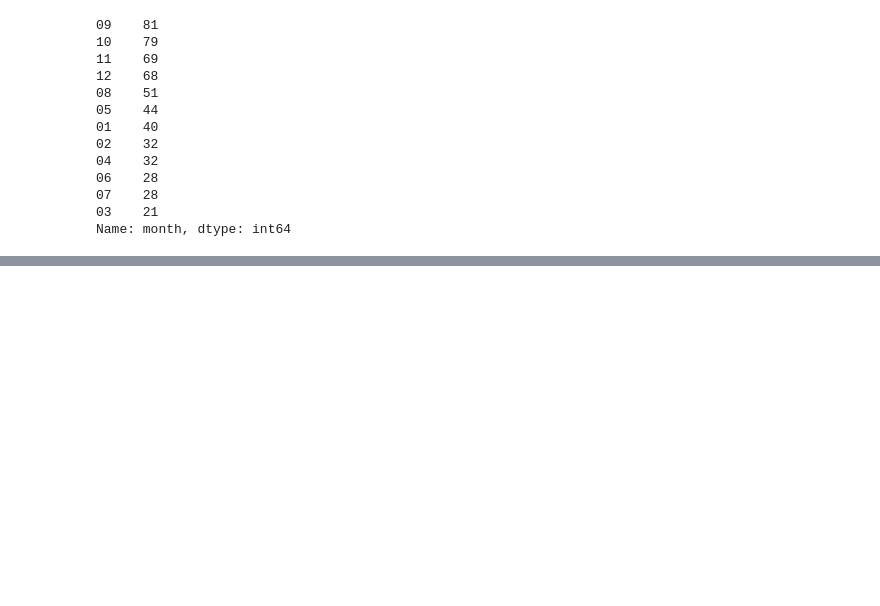
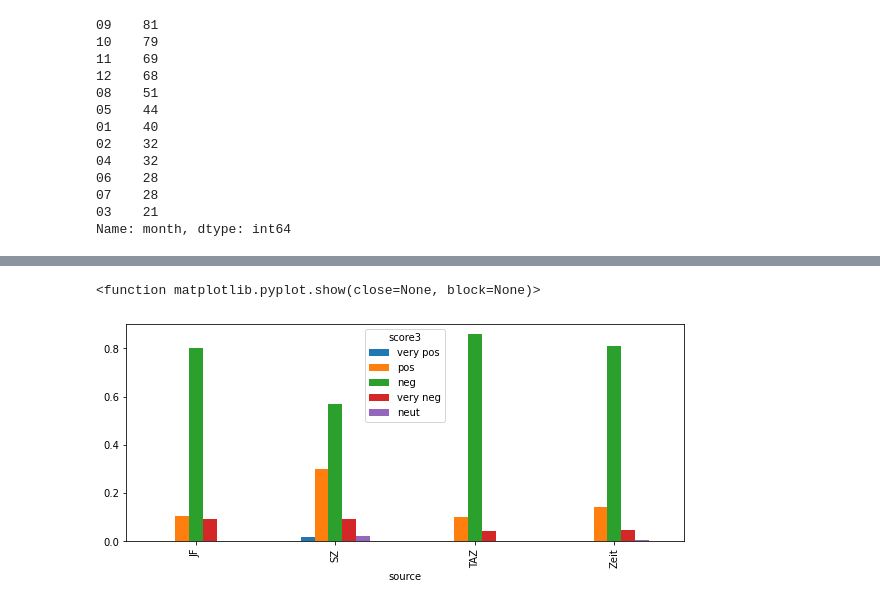
Before and after one commit to Data-Science-for-Linguists-2021/Fl-chtlingskrise-Sentiment-Analysis, a Jupyter notebook: Presentation.ipynb, the cells around one changed output, grey strips where cells are left out. Cells and saved outputs as stored; diff of their text form; code cells hidden in the pictures; blank space fills up the shorter version.

```diff
--- a/Presentation.ipynb
+++ b/Presentation.ipynb
@@ -489,4 +487,0 @@ plt.show
-# %%
-f = nlp('Flüchtlings, Flüchtlingen, Flüchtlinges, Flüchtlinge')
-for token in f:
-    print(token.lemma_)
@@ -798,0 +585,35 @@ plt.show()
+# %%
+scores_3 = {}
+
+for url, doc in zip(url_lst, nlp.pipe(doc_lst)):
+    s = [token._.sentiws for token in doc if not token.lemma_=='Flüchtling' if not token.is_stop if token._.sentiws]
+    scores_3[url] = s
+
+# Getting the mean for each score
+for k, v in scores_3.items():
+    try:
+        scores_3[k] = statistics.mean(v)
+    except:
+        scores_3[k] = 0.0
+        pass
+
+all_df['score3'] = all_df['href'].map(scores_3)
+# %%
+# adding very neg, very pos and neutral as labels
+# The cutoffs were chosen by looking at samples of the data for the most frequent range, ideally it would be wider
+# but most articles have fairly low scores (between 0.00something and 0.2something)
+# neutral gets rid of None types
+def ref_neg_pos(score):
+    if score > 0.199:
+        return 'very pos'
+    elif score > 0.00 and score < 0.199:
+        return 'pos'
+    elif score < 0.00 and score > -0.199:
+        return 'neg'
+    elif score <= -0.199:
+        return 'very neg'
+    else:
+        return 'neut'
+# %%
+all_df.score3 = all_df['score3'].map(lambda s: ref_neg_pos(s))
+all_df.sample(5)
@@ -798,0 +648,7 @@ plt.show()
+# %%
+# Visualizing the new labeling scheme
+all_df.groupby('source').score3.value_counts(normalize=True).unstack()[['very pos', 'pos', 'neg', 'very neg', 'neut']].plot.bar(figsize=(10,4))
+plt.show
+# %% [output]
+<function matplotlib.pyplot.show(close=None, block=None)>
+[figure, added]
```
Also changed, not shown: parts of 91 cells of this notebook.
